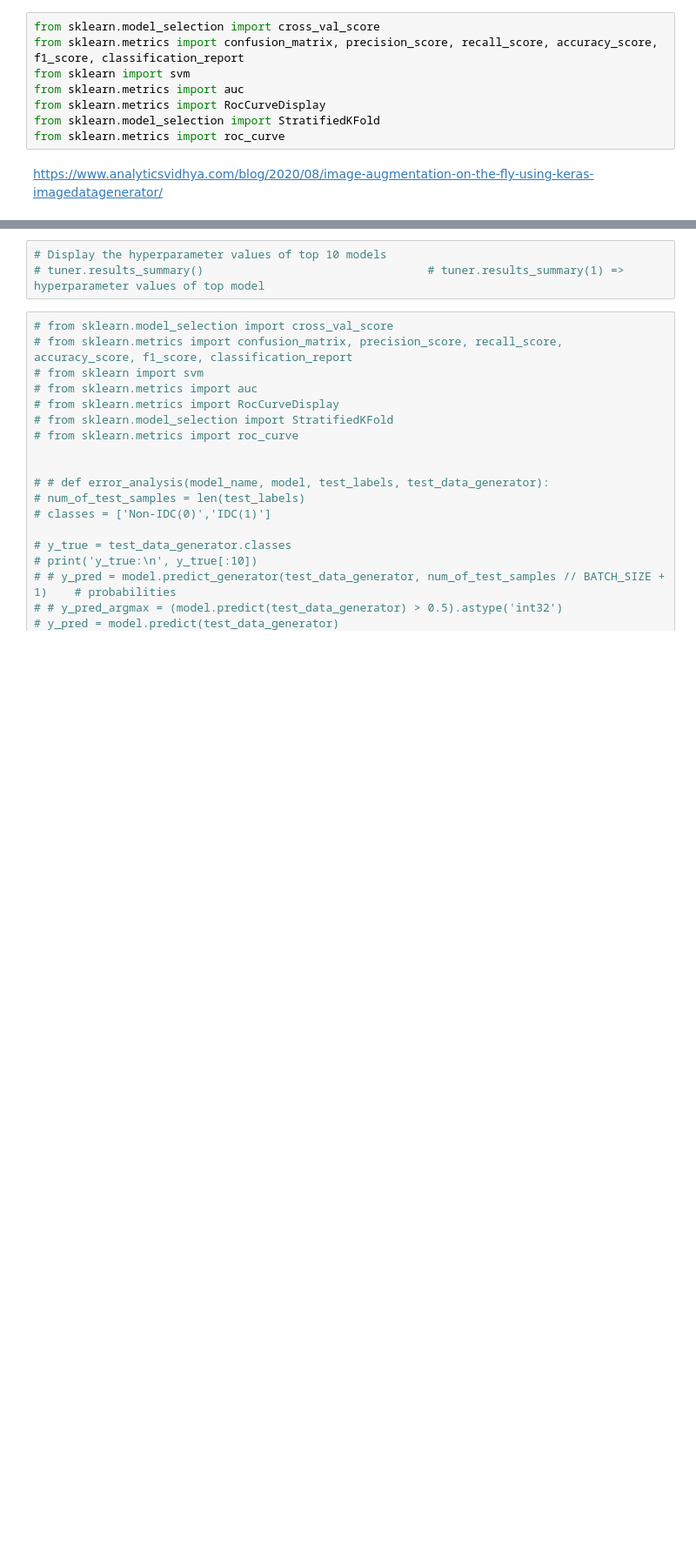
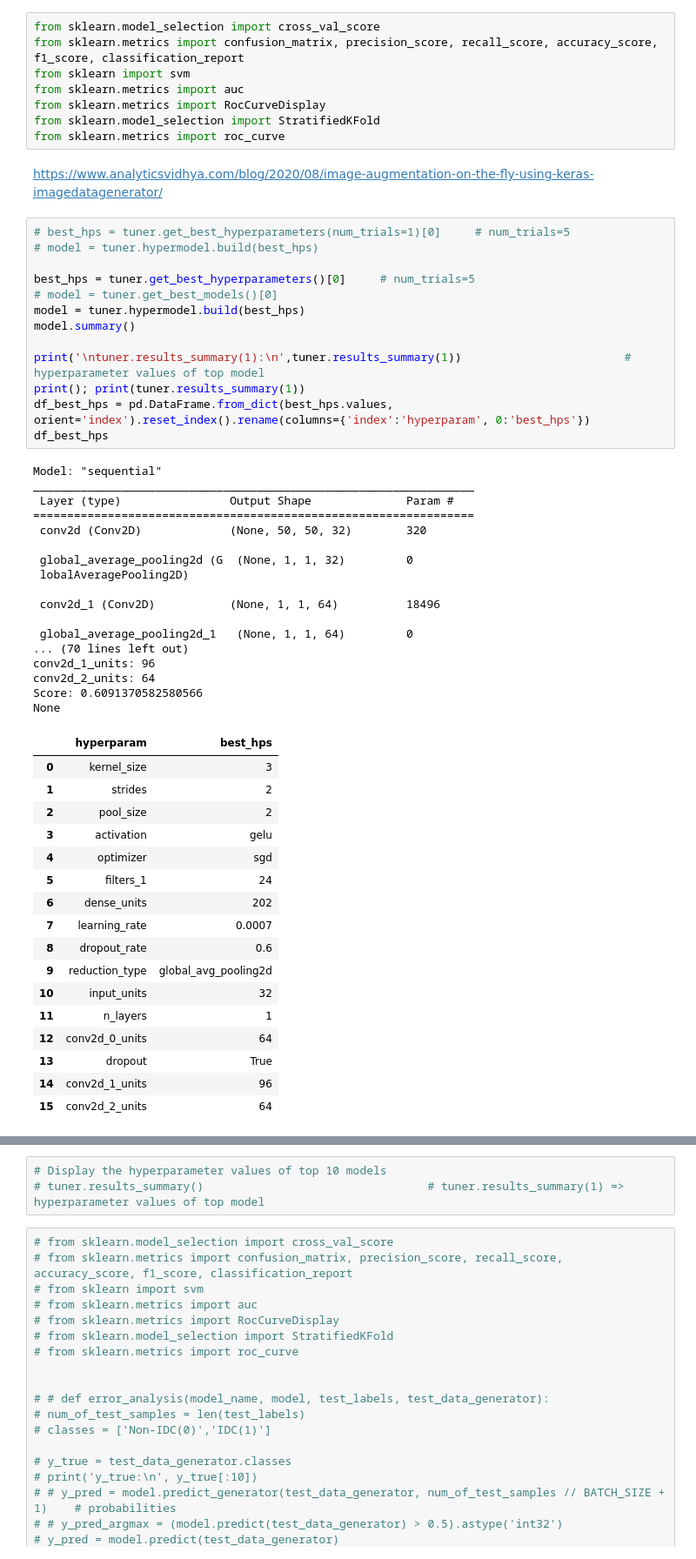
Before and after one commit to heesukjang/W207_AppliedML_Fall2022, a Jupyter notebook: 11_20_Test_KerasTuner_plots_Final_HyperparamTuning_ImageAug_CM_CR_ROCcurve_IDC_Prediction_heesuk.ipynb, the cells around one changed output, grey strips where cells are left out. Shown at 87% size. Saved outputs shown, nothing was run; the diff lists cells and outputs as text; blank space fills up the shorter version.

```diff
--- a/11_20_Test_KerasTuner_plots_Final_HyperparamTuning_ImageAug_CM_CR_ROCcurve_IDC_Prediction_heesuk.ipynb
+++ b/11_20_Test_KerasTuner_plots_Final_HyperparamTuning_ImageAug_CM_CR_ROCcurve_IDC_Prediction_heesuk.ipynb
@@ -589,4 +604,52 @@ from sklearn.model_selection import StratifiedKFold
 from sklearn.metrics import roc_curve
 # %% [markdown]
 https://www.analyticsvidhya.com/blog/2020/08/image-augmentation-on-the-fly-using-keras-imagedatagenerator/
+# %%
+# best_hps = tuner.get_best_hyperparameters(num_trials=1)[0]     # num_trials=5
+# model = tuner.hypermodel.build(best_hps)
+
+best_hps = tuner.get_best_hyperparameters()[0]     # num_trials=5
+# model = tuner.get_best_models()[0]
+model = tuner.hypermodel.build(best_hps)
+model.summary()
+
+print('\ntuner.results_summary(1):\n',tuner.results_summary(1))                        # hyperparameter values of top model
+print(); print(tuner.results_summary(1))
+df_best_hps = pd.DataFrame.from_dict(best_hps.values, orient='index').reset_index().rename(columns={'index':'hyperparam', 0:'best_hps'})
+df_best_hps
+# %% [output]
+Model: "sequential"
+_________________________________________________________________
+ Layer (type)                Output Shape              Param #
+=================================================================
+ conv2d (Conv2D)             (None, 50, 50, 32)        320
+
+ global_average_pooling2d (G  (None, 1, 1, 32)         0
+ lobalAveragePooling2D)
+
+ conv2d_1 (Conv2D)           (None, 1, 1, 64)          18496
+
+ global_average_pooling2d_1   (None, 1, 1, 64)         0
+... (70 lines left out)
+conv2d_1_units: 96
+conv2d_2_units: 64
+Score: 0.6091370582580566
+None
+|  | hyperparam | best_hps |
+| 0 | kernel_size | 3 |
+| 1 | strides | 2 |
+| 2 | pool_size | 2 |
+| 3 | activation | gelu |
+| 4 | optimizer | sgd |
+| 5 | filters_1 | 24 |
+| 6 | dense_units | 202 |
+| 7 | learning_rate | 0.0007 |
+| 8 | dropout_rate | 0.6 |
+| 9 | reduction_type | global_avg_pooling2d |
+| 10 | input_units | 32 |
+| 11 | n_layers | 1 |
+| 12 | conv2d_0_units | 64 |
+| 13 | dropout | True |
+| 14 | conv2d_1_units | 96 |
+| 15 | conv2d_2_units | 64 |
 # %%
```
Also changed, not shown: parts of 15 cells of this notebook.
